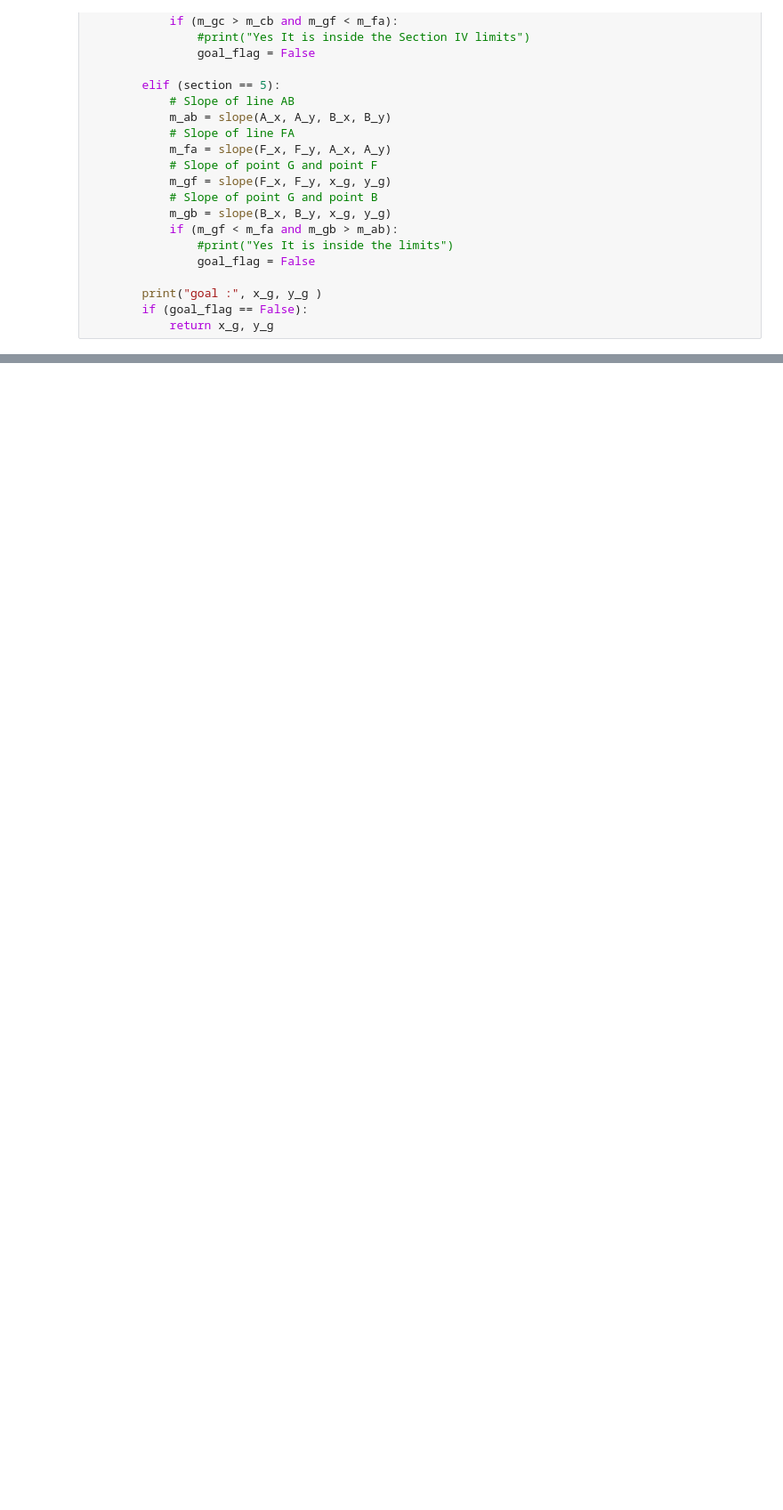
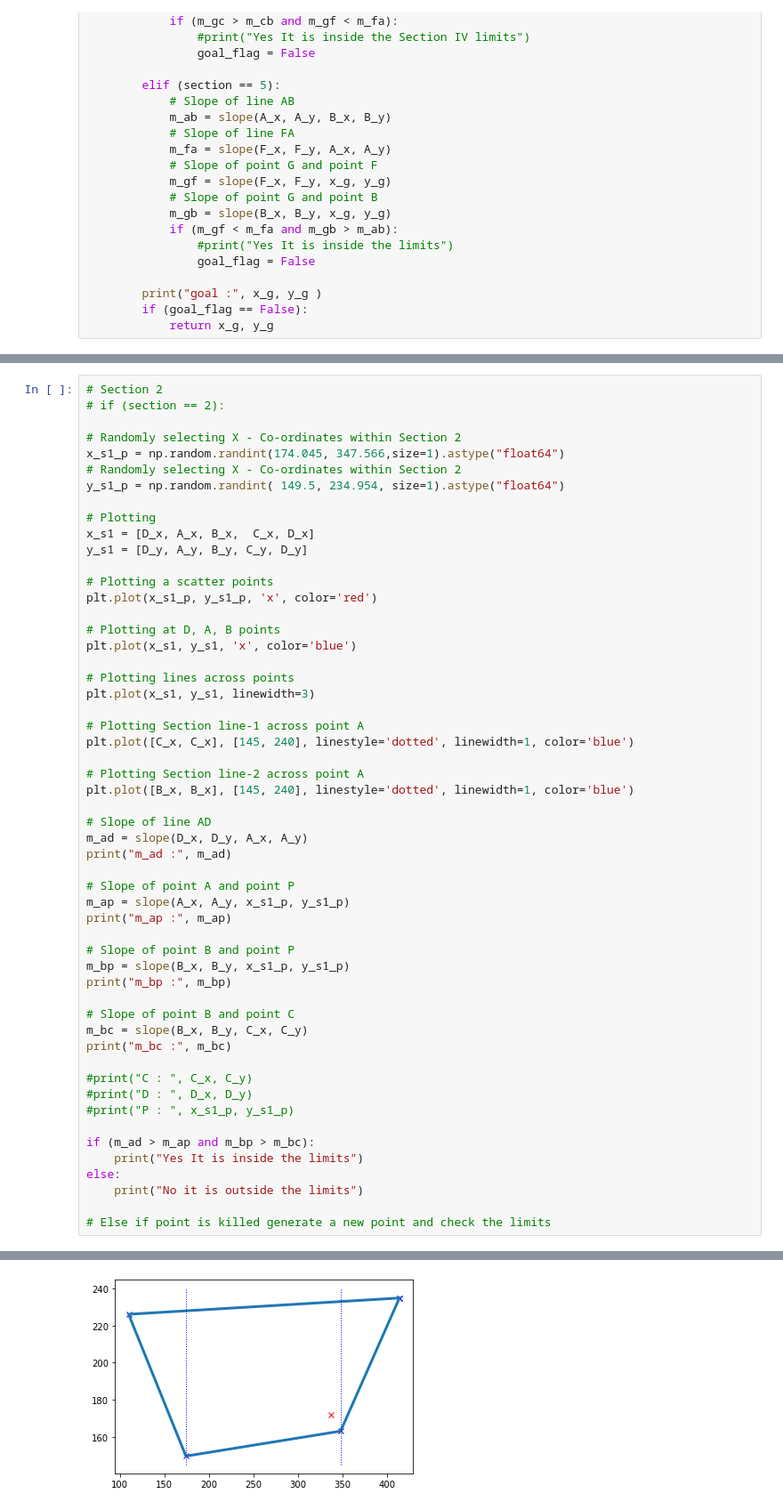
Before and after one commit to cmburgul/Friction-Finger-WIHM-DRL, a Jupyter notebook: ff_env.ipynb, the cells around one changed output, grey strips where cells are left out. Shown at 89% size. Drawn from its saved outputs; the diff is of its cells as text; blank space fills up the shorter version.

```diff
--- a/ff_env.ipynb
+++ b/ff_env.ipynb
@@ -1560,0 +1665,55 @@ for i in range(10):
+# %%
+# Section 2
+# if (section == 2):
+
+# Randomly selecting X - Co-ordinates within Section 2
+x_s1_p = np.random.randint(174.045, 347.566,size=1).astype("float64")
+# Randomly selecting X - Co-ordinates within Section 2
+y_s1_p = np.random.randint( 149.5, 234.954, size=1).astype("float64")
+
+# Plotting
+x_s1 = [D_x, A_x, B_x,  C_x, D_x]
+y_s1 = [D_y, A_y, B_y, C_y, D_y]
+
+# Plotting a scatter points
+plt.plot(x_s1_p, y_s1_p, 'x', color='red')
+
+# Plotting at D, A, B points
+plt.plot(x_s1, y_s1, 'x', color='blue')
+
+# Plotting lines across points
+plt.plot(x_s1, y_s1, linewidth=3)
+
+# Plotting Section line-1 across point A
+plt.plot([C_x, C_x], [145, 240], linestyle='dotted', linewidth=1, color='blue')
+
+# Plotting Section line-2 across point A
+plt.plot([B_x, B_x], [145, 240], linestyle='dotted', linewidth=1, color='blue')
+
+# Slope of line AD
+m_ad = slope(D_x, D_y, A_x, A_y)
+print("m_ad :", m_ad)
+
+# Slope of point A and point P
+m_ap = slope(A_x, A_y, x_s1_p, y_s1_p)
+print("m_ap :", m_ap)
+
+# Slope of point B and point P
+m_bp = slope(B_x, B_y, x_s1_p, y_s1_p)
+print("m_bp :", m_bp)
+
+# Slope of point B and point C
+m_bc = slope(B_x, B_y, C_x, C_y)
+print("m_bc :", m_bc)
+
+#print("C : ", C_x, C_y)
+#print("D : ", D_x, D_y)
+#print("P : ", x_s1_p, y_s1_p)
+
+if (m_ad > m_ap and m_bp > m_bc):
+    print("Yes It is inside the limits")
+else:
+    print("No it is outside the limits")
+
+# Else if point is killed generate a new point and check the limits
+# %% [output]
@@ -1560,0 +1725 @@ for i in range(10):
+[figure, added]
```
Also changed, not shown: parts of 37 cells of this notebook, 33 other files.
